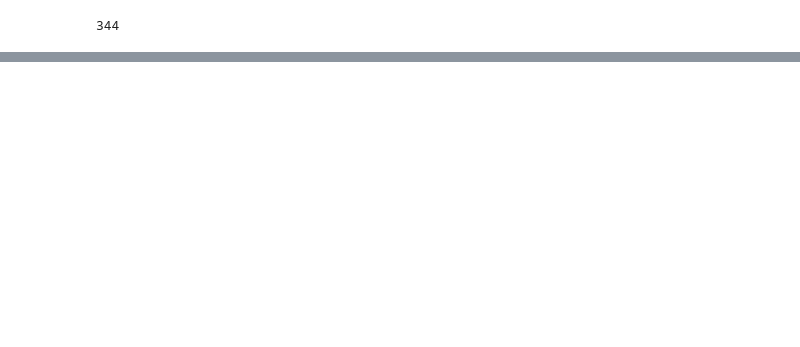
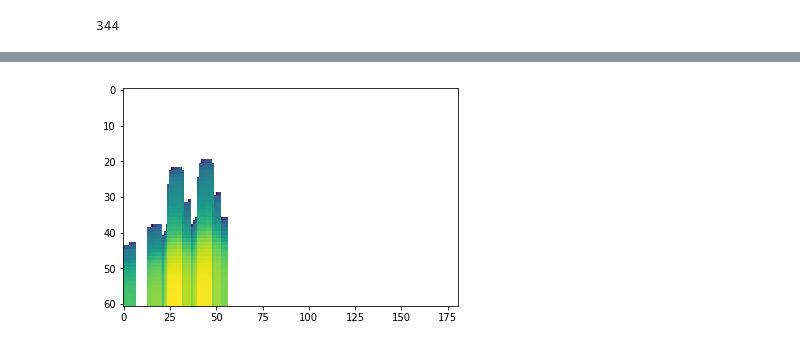
Before and after one commit to miriamfuchs/SMA-cal, a Jupyter notebook: Luminosity Fx Constraints Calc.ipynb, the cells around one changed output, grey strips where cells are left out. Drawn from its saved outputs; the diff is of its cells as text; code cells hidden in the pictures; blank space fills up the shorter version.

Commit message:
updated with initial vol plots

```diff
--- a/Luminosity Fx Constraints Calc.ipynb
+++ b/Luminosity Fx Constraints Calc.ipynb
@@ -389,20 +414,33 @@ print(len(cal_sig_array[0]))
 # %%
 #split sensivity array into 3 different freq windows
-cal_sig_array_190=cal_sig_array[:60,]
-cal_sig_array_250=cal_sig_array[61:125,]
+#NEEED TO FIX
+cal_sig_array_190=cal_sig_array[0:60,]
+cal_sig_array_250=cal_sig_array[60:125,]
 cal_sig_array_315=cal_sig_array[125:,]
 
+sigma_thresh= 5.
+line_width=300. #km/s
 #convert sensitivities --> brightness temp lum
 LT_190_array=np.zeros([len(freqObs_190),len(cal_sig_array[0])],dtype=np.float)
 LT_250_array=np.zeros([len(freqObs_250),len(cal_sig_array[0])],dtype=np.float)
 LT_315_array=np.zeros([len(freqObs_315),len(cal_sig_array[0])],dtype=np.float)
 
-#first loop is going thru each frequency bin
+#loop thru each frequency bin for 190-214 GHz
 for i in range(len(freqObs_190)):
-
     #second loop is going thru each sensitivity threshold
     for j in range(len(cal_sig_array[0])):
-        LT_190_array[i,j] = L_T_obsunits(freqObs_190[i],DL_CO43_190[i],cal_sig_array_190[i,j],z_CO43_190[i])
-        LT_250_array[i,j] = L_T_obsunits(freqObs_190[i],DL_CO43_190[i],cal_sig_array_190[i,j],z_CO43_190[i])
-        LT_315_array[i,j] = L_T_obsunits(freqObs_190[i],DL_CO43_190[i],cal_sig_array_190[i,j],z_CO43_190[i])
+        LT_190_array[i,j] = L_T(freqObs_190[i]*1.,DL_CO43_190[i]*1.,cal_sig_array_190[i,j]*sigma_thresh*line_width,z_CO43_190[i]*1.)
+
+
+#loop thru each frequency bin for 250-314 GHz
+for i in range(len(freqObs_250)):
+    #second loop is going thru each sensitivity threshold
+    for j in range(len(cal_sig_array[0])):
+        LT_250_array[i,j] = L_T(freqObs_250[i]*1.,DL_CO43_250[i]*1.,cal_sig_array_250[i,j]*sigma_thresh*line_width,z_CO43_250[i]*1.)
+
+#loop thru each frequency bin starting with 315 GHz
+for i in range(len(freqObs_315)-1): #FIX THIS INDEX PROBLEM
+    #second loop is going thru each sensitivity threshold
+    for j in range(len(cal_sig_array[0])):
+        LT_315_array[i,j] = L_T(freqObs_315[i]*1.,DL_CO43_315[i]*1.,cal_sig_array_315[i,j]**sigma_thresh*line_width,z_CO43_315[i]*1.)
 # %% [output]
@@ -413,0 +537,15 @@ print(N_freq)
+# %%
+
+fig = plt.figure()
+ax = fig.add_subplot(1, 1,1)
+
+plot = ax.imshow(np.transpose(np.log10(total_area_per_freq_brightness_190)),aspect='auto')
+plt.show()
+
+plot = ax.imshow(np.transpose(np.log10(total_area_per_freq_brightness_250)),aspect='auto')
+plt.show()
+
+plot = ax.imshow(np.transpose(np.log10(total_area_per_freq_brightness_315)),aspect='auto')
+plt.show()
+# %% [output]
+[figure, added]
```
Also changed, not shown: parts of 25 cells of this notebook.
